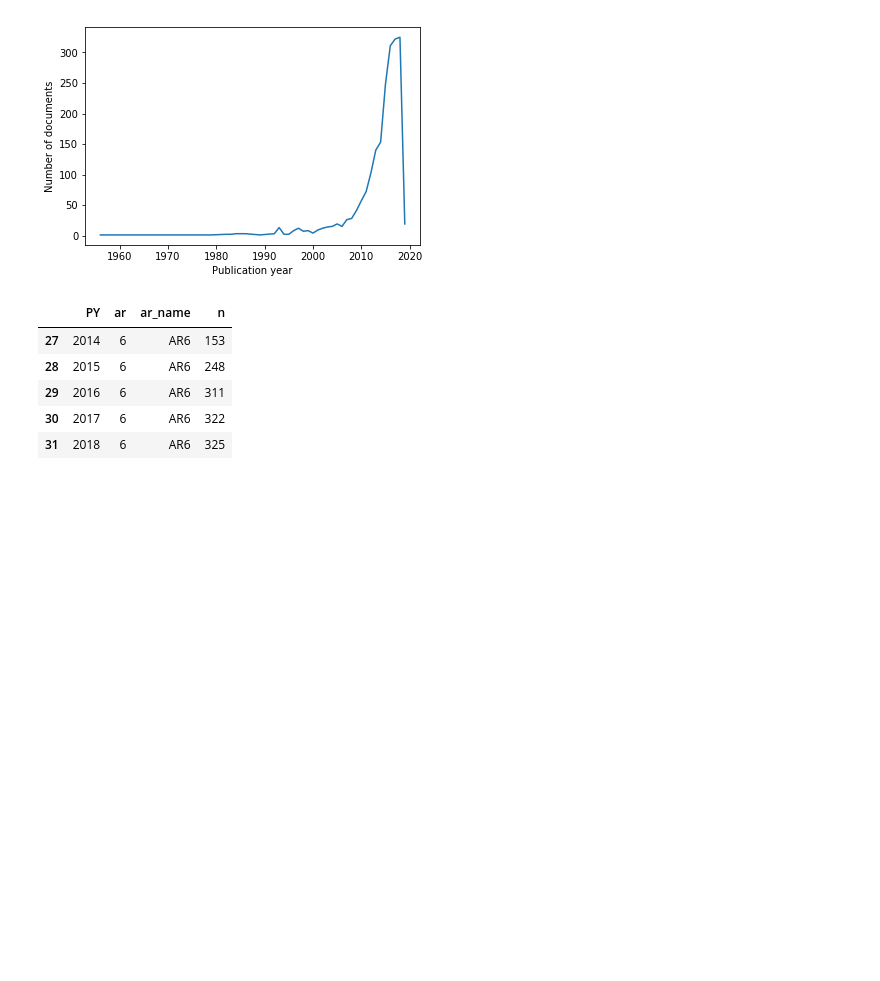
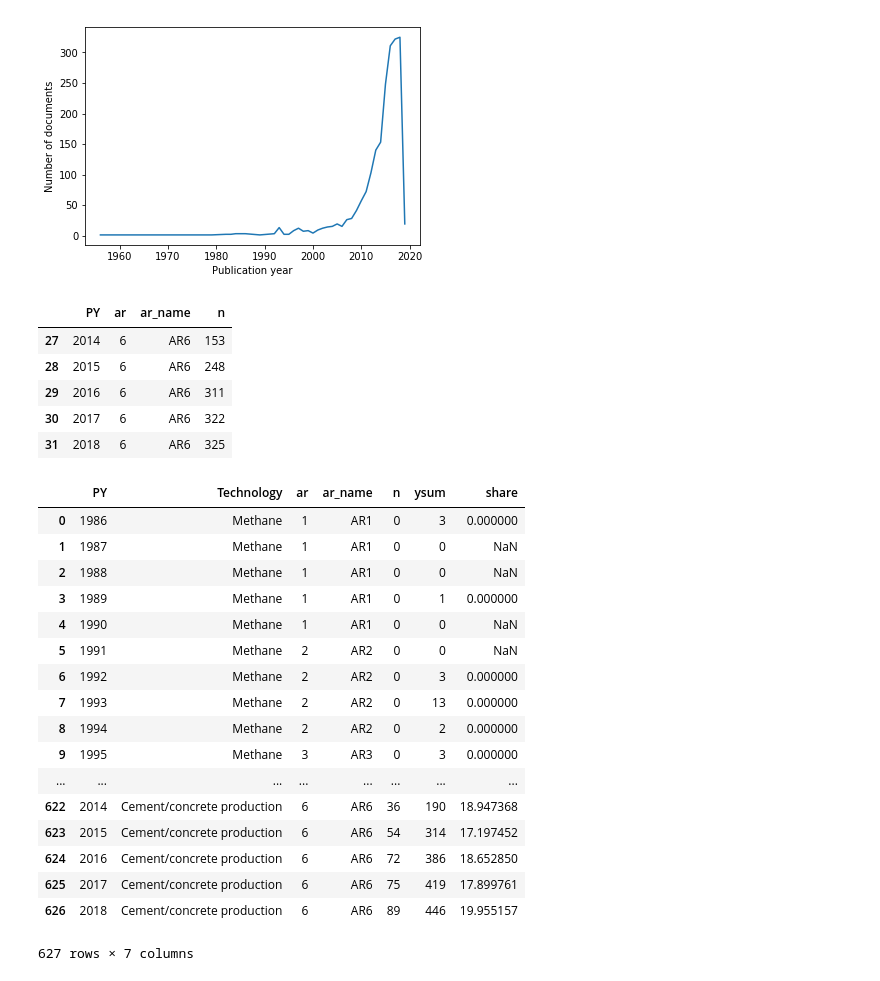
Before and after one commit to mcc-apsis/CCU, a Jupyter notebook: scoping_results.ipynb, the cells around one changed output. Cells and saved outputs as stored; diff of their text form; code cells hidden in the pictures; blank space fills up the shorter version.

```diff
--- a/scoping_results.ipynb
+++ b/scoping_results.ipynb
@@ -180,6 +192,27 @@ df['Technology'] = pd.Categorical(
 df['ysum'] = df['n'].groupby(df['PY']).transform('sum')
 
 df['share'] = df['n'] / df['ysum'] * 100
+# %%
+df
+# %% [output]
+|  | PY | Technology | ar | ar_name | n | ysum | share |
+| 0 | 1986 | Methane | 1 | AR1 | 0 | 3 | 0.000000 |
+| 1 | 1987 | Methane | 1 | AR1 | 0 | 0 | NaN |
+| 2 | 1988 | Methane | 1 | AR1 | 0 | 0 | NaN |
+| 3 | 1989 | Methane | 1 | AR1 | 0 | 1 | 0.000000 |
+| 4 | 1990 | Methane | 1 | AR1 | 0 | 0 | NaN |
+| 5 | 1991 | Methane | 2 | AR2 | 0 | 0 | NaN |
+| 6 | 1992 | Methane | 2 | AR2 | 0 | 3 | 0.000000 |
+| 7 | 1993 | Methane | 2 | AR2 | 0 | 13 | 0.000000 |
+| 8 | 1994 | Methane | 2 | AR2 | 0 | 2 | 0.000000 |
+| 9 | 1995 | Methane | 3 | AR3 | 0 | 3 | 0.000000 |
+| ... | ... | ... | ... | ... | ... | ... | ... |
+| 622 | 2014 | Cement/concrete production | 6 | AR6 | 36 | 190 | 18.947368 |
+| 623 | 2015 | Cement/concrete production | 6 | AR6 | 54 | 314 | 17.197452 |
+| 624 | 2016 | Cement/concrete production | 6 | AR6 | 72 | 386 | 18.652850 |
+| 625 | 2017 | Cement/concrete production | 6 | AR6 | 75 | 419 | 17.899761 |
+| 626 | 2018 | Cement/concrete production | 6 | AR6 | 89 | 446 | 19.955157 |
+627 rows × 7 columns
 # %%
 
 ardf = df[['Technology','ar_name','n']].groupby(['ar_name','Technology']).sum()
```
Also changed, not shown: parts of 3 cells of this notebook, 6 other files.
